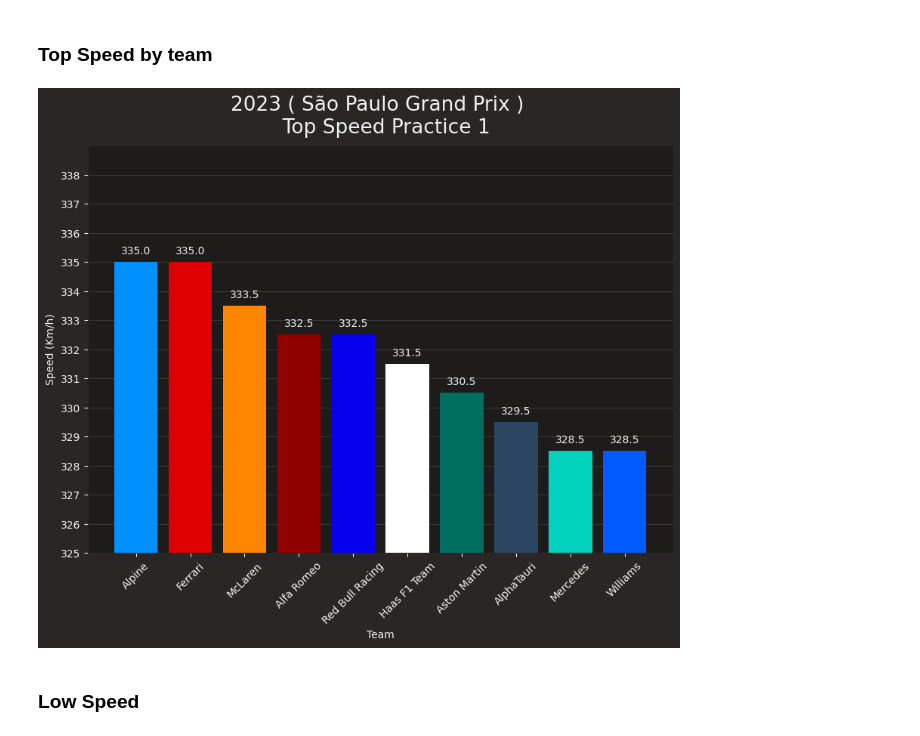
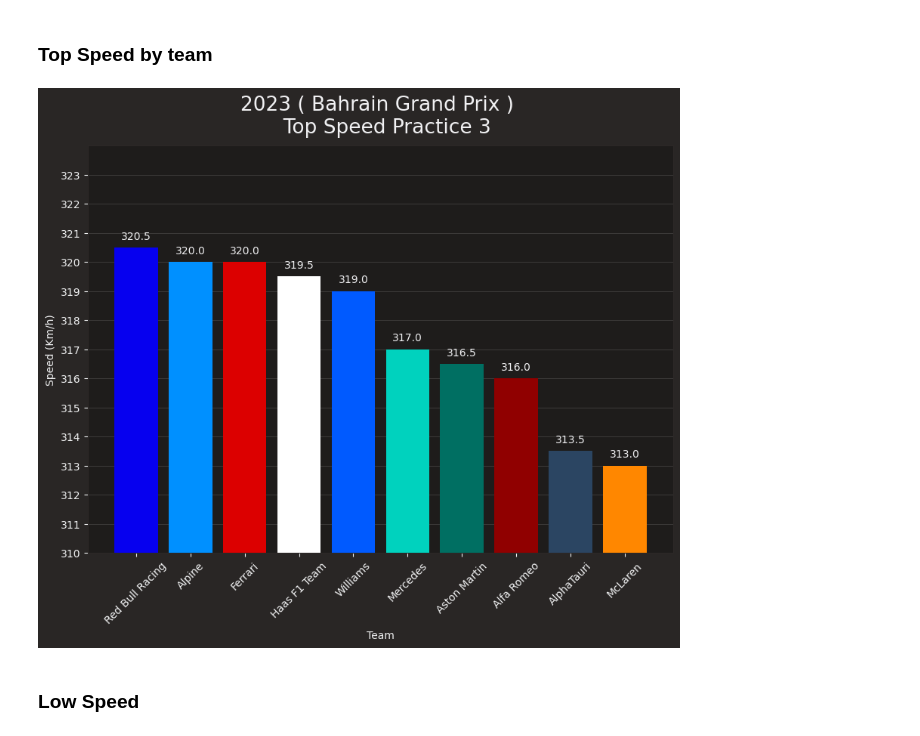
Before and after one commit to RACIM01/F1_Data_Analysing_RCM, a Jupyter notebook: Practice.ipynb, the cells around one changed output. Drawn from its saved outputs; the diff is of its cells as text; code cells hidden in the pictures.

```diff
--- a/Practice.ipynb
+++ b/Practice.ipynb
@@ -26,8 +27,8 @@ pd.set_option('display.max_columns', None)
 # enabling misc_mpl_mods will turn on minor grid lines that clutters the plot
 fastf1.plotting.setup_mpl(mpl_timedelta_support=False, misc_mpl_mods=False)
 # %%
-ses = 1
-race = 20
+ses = 3
+race = 1
 # %%
 session = fastf1.get_session(2023,race,ses)
 session.load()
@@ -161,0 +170,39 @@ plt.show()
+# %%
+laps_sectors = laps
+fastest_sectors = pd.DataFrame()
+
+laps_sectors["S1"] = laps_sectors["Sector1Time"].dt.total_seconds()
+laps_sectors["S2"] = laps_sectors["Sector2Time"].dt.total_seconds()
+laps_sectors["S3"] = laps_sectors["Sector3Time"].dt.total_seconds()
+
+for i in drivers:
+    lap = laps_sectors.pick_driver(i).pick_fastest()
+    lap = lap[["Driver","DriverNumber","Team","LapTimeS","S1","S2","S3"]]
+    fastest_sectors = pd.concat([fastest_sectors, pd.DataFrame(lap).T.reset_index(drop=True)], ignore_index=True)
+fastest_sectors = pd.merge(fastest_sectors, results[["DriverNumber","TeamColor"]], on='DriverNumber')
+
+fastest_sectors["GapS1"] = fastest_sectors["S1"]-fastest_sectors["S1"].min()
+fastest_sectors["GapS2"] = fastest_sectors["S2"]-fastest_sectors["S2"].min()
+fastest_sectors["GapS3"] = fastest_sectors["S3"]-fastest_sectors["S3"].min()
+#plotting fastest sectors
+
+fig , ax = plt.subplots(3, 1, figsize=(18, 15))
+
+for i in range(0,3):
+    fastest_sectors.sort_values(by=['S'+str(i+1)], inplace=True)
+    x = fastest_sectors["Driver"]
+    y = fastest_sectors["S"+str(i+1)]
+    z = fastest_sectors["GapS"+str(i+1)]
+    max_y = fastest_sectors["S"+str(i+1)].max()
+    min_y = fastest_sectors["S"+str(i+1)].min()
+    ax[i].bar(x,y, color = fastest_sectors["TeamColor"])
+    ax[i].set_ylim(min_y -1, max_y+1)
+    ax[i].grid(axis='y',alpha = 0.2)
+    for driver in range(0,len(x)):
+        if z[driver] == 0:
+            ax[i].text(x[driver], y[driver] + 0.2,fct.Time3(y[driver]), ha='center', va='center', fontweight='bold')
+        else:
+            ax[i].text(x[driver], y[driver] + 0.2,"+"+fct.Time3(z[driver]), ha='center', va='center',rotation=0, fontweight='bold')
+ax[0].set_title('2023 ('+race_name+') \n Fastest by Sector '+session_name)
+plt.savefig('C:/Users/GTR/Pictures/Graphes/Practice/2023 '+race_name+'/2023_'+race_name+'_'+session_name+'_Fastest_Sectors.png', dpi=200, bbox_inches='tight')
+plt.show()
@@ -330,33 +343,33 @@ plt.show()
 # %% [markdown]
 ### Top Speed by team
 # %%
-df_team_top_speed = df_top_speed.groupby(['TeamName','Color']).mean().sort_values(by='TopSpeed', ascending=False).reset_index()
+df_team_top_speed = df_top_speed.groupby(['TeamName','Color'], as_index=False)[["TopSpeed"]].mean().sort_values(by='TopSpeed', ascending=False)
 plt.figure(figsize=(10, 7))
 x = df_team_top_speed["TeamName"].reset_index(drop=True)
 y = df_team_top_speed["TopSpeed"].reset_index(drop=True)
 
 # Create the bar plot
 plt.bar(x, y,color = df_team_top_speed["Color"])
 
 # Add labels and title
 plt.xlabel('Team')
 plt.xticks(rotation=45)
 plt.ylabel('Speed (Km/h)')
 plt.title('2023 ( '+race_name+' ) \n  Top Speed '+session_name)
 plt.yticks(range(int(df_team_top_speed["TopSpeed"].min())-20, int(df_team_top_speed["TopSpeed"].max())+4,1))
 plt.ylim(int(df_team_top_speed["TopSpeed"].min())-3,int(df_team_top_speed["TopSpeed"].max()) +4)
 plt.grid(axis='y', alpha=0.2)
 
 # Add text annotations on top of bars
 for i in range(len(x)):
     plt.text(i, y.loc[i]+0.2, str(y.loc[i]), ha='center', va='bottom')
 
 # Save the figure and show
 plt.savefig('C:/Users/GTR/Pictures/Graphes/Practice/2023 '+race_name+'/2023_'+race_name+'_'+session_name+'_top_speed_team.png', dpi=200, bbox_inches='tight')
 # Display the plot
 plt.show()
 # %% [output]
-[figure, old version]
+[figure, new version]
 # %% [markdown]
 ### Low Speed
 # %%
```
Also changed, not shown: parts of 30 cells of this notebook, 1 other file.
